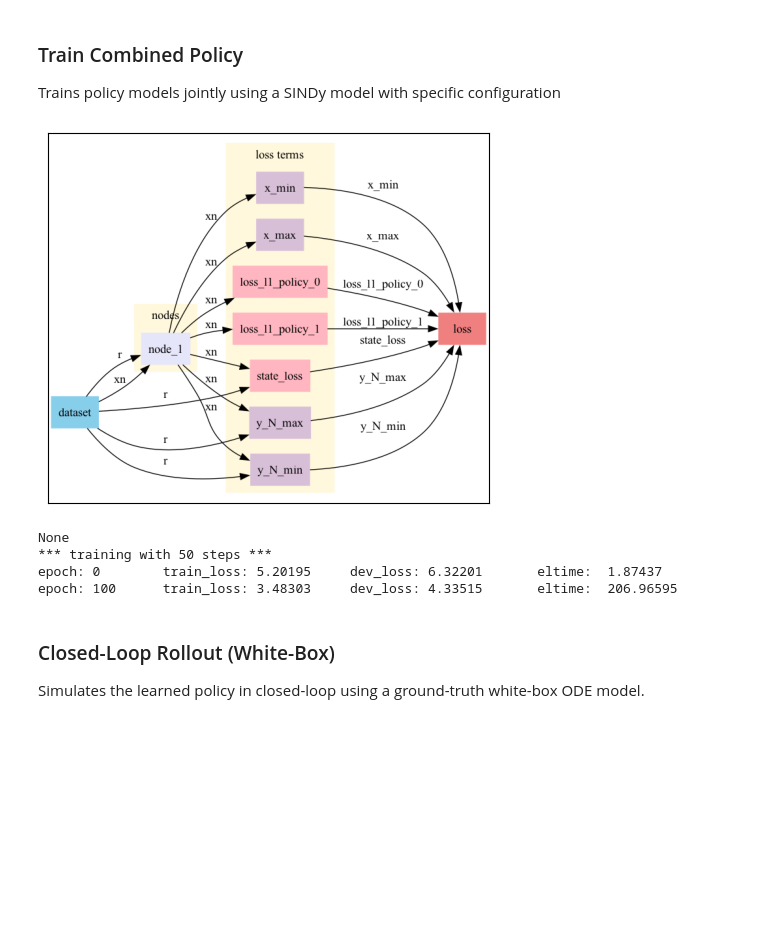
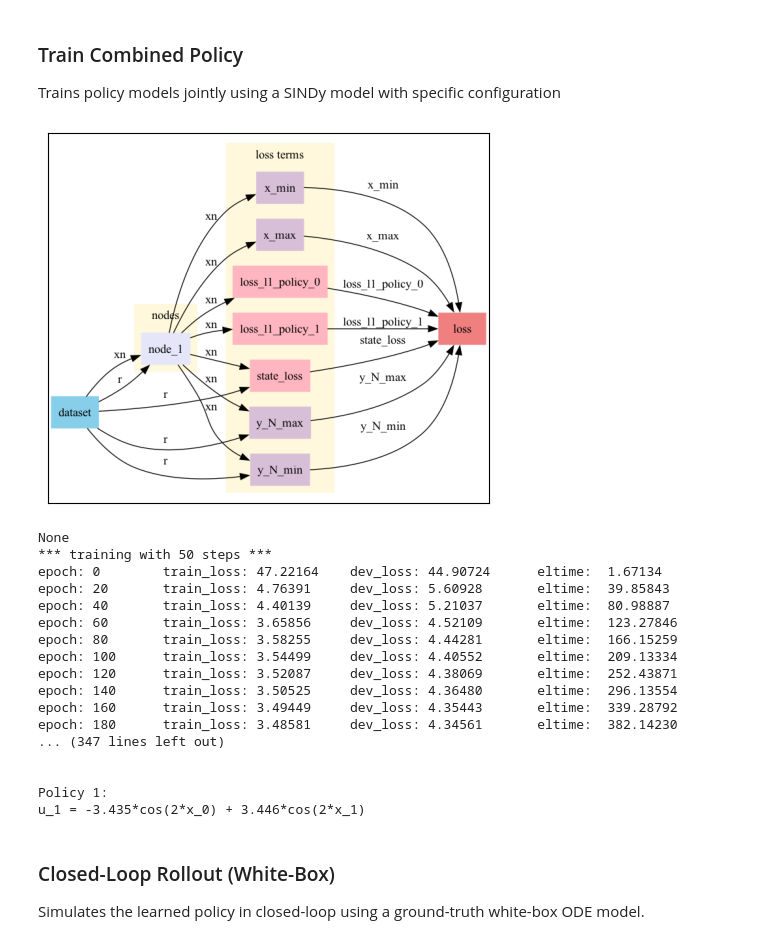
Before and after one commit to Alirezad126/SparseDPC, a Jupyter notebook: 5_Full_DPC_Fixed/TwoTank/TwoTank.ipynb, the cells around one changed output. Saved outputs shown, nothing was run; the diff lists cells and outputs as text; code cells hidden in the pictures; blank space fills up the shorter version.

```diff
--- a/5_Full_DPC_Fixed/TwoTank/TwoTank.ipynb
+++ b/5_Full_DPC_Fixed/TwoTank/TwoTank.ipynb
@@ -80,7 +96,7 @@ Gets training, dev, and test datasets using the ground truth model.
 # %%
 nsim = 2000   # number of simulation steps in the dataset
 nsteps = 2  # number of prediction horizon steps in the loss function
-bs = 100     # minibatching batch size
+bs = 200     # minibatching batch size
 train_loader, dev_loader, test_data = get_data(gt_model, nsim, nsteps, ts, bs)
 # %% [markdown]
 ### 🔁 Train SINDy for System ID
@@ -104,12 +120,12 @@ for i in range(nx):
     onestep_loss_x = 1.0 * ((x_hat[:, 1, :] == x[:, 1, :]) ^ 2)
     onestep_loss_x.name = "onestep_loss"
 
-    reference_loss_x = 5.0 * ((x_hat == x) ^ 2)
+    reference_loss_x = 2.0 * ((x_hat == x) ^ 2)
     reference_loss_x.name = "ref_loss"
 
     # L1 sparsity regularization on model weights
     l1_x = variable([x], lambda x: torch.norm(list(fx_models[i].parameters())[0], p=1))
-    loss_l1_x = 1e-6 * (l1_x == 0)
+    loss_l1_x = 3e-6 * (l1_x == 0)
     loss_l1_x.name = "loss_l1"
 
     # Assemble problem
@@ -118,7 +134,8 @@ for i in range(nx):
     problem_x = Problem([dynamics_model_x], loss_x)
     problem_x.show()
 
-    optimizer_x = torch.optim.AdamW(problem_x.parameters(), lr=1e-3)
+    lr = 2e-3
+    optimizer_x = torch.optim.AdamW(problem_x.parameters(), lr=lr)
 
     logger = BasicLogger(
         args=None,
@@ -130,20 +147,21 @@ for i in range(nx):
     trainer_x = SparseTrainer(
         problem=problem_x,
         fx_models=[fx_models[i]],
-        lr=1e-3,
+        lr=lr,
         train_data=None,
         test_data=None,
         optimizers=[optimizer_x],
-        epochs=9999,
+        epochs=15999,
         train_metric='train_loss',
         eval_metric='dev_loss',
         logger=logger,
         device=device,
-        threshold=0.002,
-        prune_every=1000,
+        threshold=0.005,
+        prune_every=2000,
         warmup=300,
         patience=50,
-        threshold_mult=1.07,
+        threshold_mult=1.09,
+        prune_noise=0.05,
     )
 
     for _ in range(1):
@@ -418,11 +436,11 @@ Trains policy models jointly using a SINDy model with specific configuration
 pol_configs = {
     'reg_coef': 100.0,
     'l1_coef': 5e-3,
-    'const_coef': 10.0,
-    'lr': 1e-2,
-    'epochs': 4999,
+    'const_coef': 15.0,
+    'lr': 5e-3,
+    'epochs': 2999,
     'threshold': 0.2,
-    'prune_every': 500,
+    'prune_every': 300,
     'threshold_mult': 1.1,
 }
 
@@ -477,39 +495,52 @@ problem = Problem([sindy_system], loss)
 problem.show()
 
 # Setup trainer
 lr = pol_configs['lr']
 optimizers = [torch.optim.AdamW(fp.parameters(), lr=lr) for fp in fx_policies]
 
 trainer_policy = SparseTrainer(
     problem=problem,
     fx_models=fx_policies,
     lr=lr,
     train_data=train_loader,
     dev_data=dev_loader,
     optimizers=optimizers,
     epochs=pol_configs['epochs'],
     train_metric='train_loss',
     eval_metric='dev_loss',
-    logger=BasicLogger(args=None, savedir='test', verbosity=100,
+    logger=BasicLogger(args=None, savedir='test', verbosity=20,
                        stdout=['dev_loss', 'train_loss']),
     device=device,
     threshold=pol_configs['threshold'],
     prune_every=pol_configs["prune_every"],
     threshold_mult=pol_configs["threshold_mult"]
 )
 
 print(f"*** training with {nsteps} steps ***")
 best_state = trainer_policy.train()
 trainer_policy.model.load_state_dict(best_state)
 
 for i, fp in enumerate(fx_policies):
     print(f"Policy {i}:\n{fp}\n")
 # %% [output]
-[figure, old version]
+[figure, new version]
 None
 *** training with 50 steps ***
-epoch: 0        train_loss: 5.20195     dev_loss: 6.32201       eltime:  1.87437
-epoch: 100      train_loss: 3.48303     dev_loss: 4.33515       eltime:  206.96595
+epoch: 0        train_loss: 47.22164    dev_loss: 44.90724      eltime:  1.67134
+epoch: 20       train_loss: 4.76391     dev_loss: 5.60928       eltime:  39.85843
+epoch: 40       train_loss: 4.40139     dev_loss: 5.21037       eltime:  80.98887
+epoch: 60       train_loss: 3.65856     dev_loss: 4.52109       eltime:  123.27846
+epoch: 80       train_loss: 3.58255     dev_loss: 4.44281       eltime:  166.15259
+epoch: 100      train_loss: 3.54499     dev_loss: 4.40552       eltime:  209.13334
+epoch: 120      train_loss: 3.52087     dev_loss: 4.38069       eltime:  252.43871
+epoch: 140      train_loss: 3.50525     dev_loss: 4.36480       eltime:  296.13554
+epoch: 160      train_loss: 3.49449     dev_loss: 4.35443       eltime:  339.28792
+epoch: 180      train_loss: 3.48581     dev_loss: 4.34561       eltime:  382.14230
+... (347 lines left out)
+
+
+Policy 1:
+u_1 = -3.435*cos(2*x_0) + 3.446*cos(2*x_1)
 # %% [markdown]
 ###  Closed-Loop Rollout (White-Box)
 
```
Also changed, not shown: parts of 7 cells of this notebook, 8 other files.
